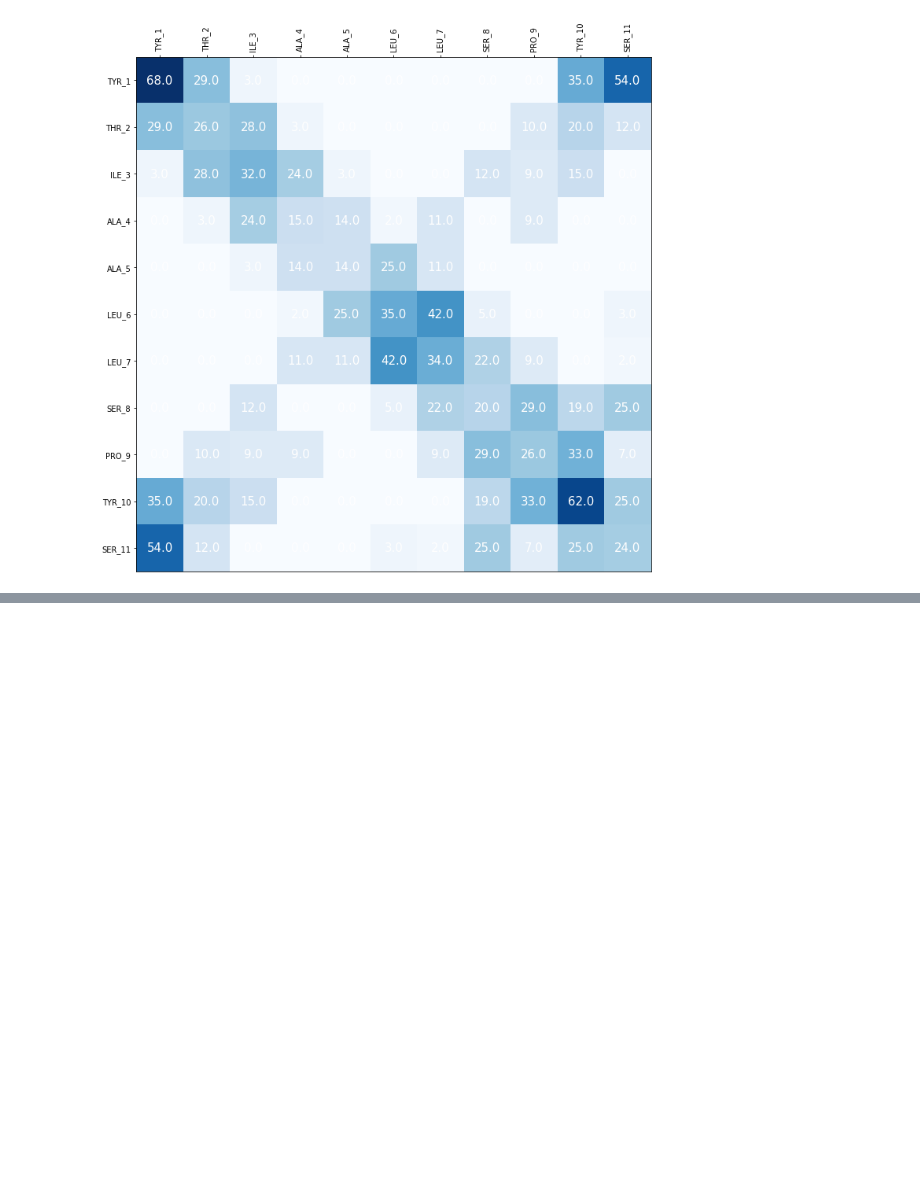
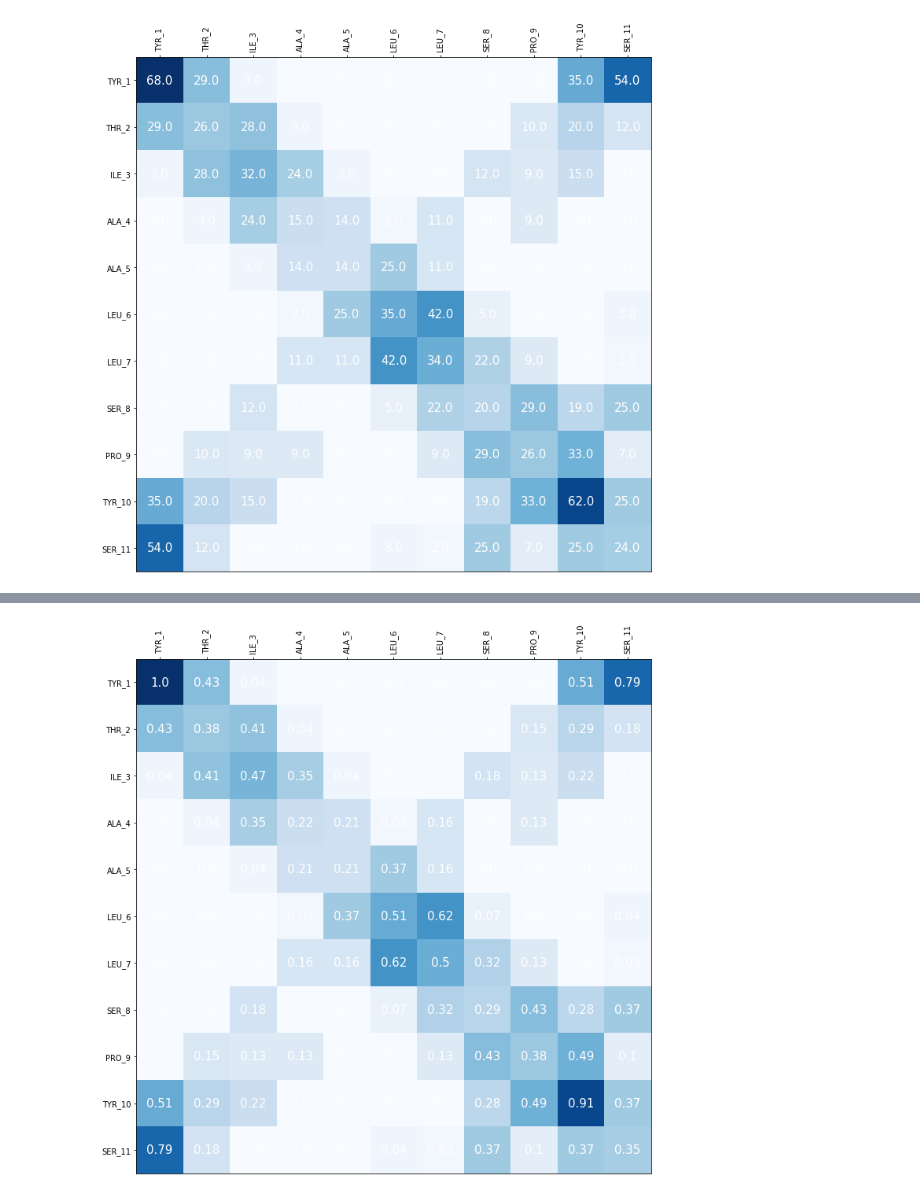
Before and after one commit to multi-ego/multi-eGO, a Jupyter notebook: pairs_analysis_greta_5.ipynb, the cells around one changed output, grey strips where cells are left out. Drawn from its saved outputs; the diff is of its cells as text; code cells hidden in the pictures; blank space fills up the shorter version.

Commit message:
pairs analysis normalized

```diff
--- a/pairs_analysis_greta_5.ipynb
+++ b/pairs_analysis_greta_5.ipynb
@@ -19,7 +19,7 @@ amino_dict_num = dict(zip(pdb_resids,pdb_resid_name))
 #print(amino_dict_num)
 
 # Create the DataFrame of the pairs list
-pairs_list = pd.read_csv('GRETA/output_TTR/pairs_list.txt', sep='\\s+')
+pairs_list = pd.read_csv('GRETA/output_TTR/pairs_list_greta_5.txt', sep='\\s+')
 
 pairs_list.insert(1, 'ai_resnumber', '')
 pairs_list.insert(1, 'ai_resname', '')
@@ -157,3 +157,8 @@ for i in range(len(histo_df.index)):
 fig.tight_layout()
 # %% [output]
 [figure]
+# %%
+# Making a normalized dataframe and matrix
+histo_df_norm = histo_df.div(histo_df.max().max())
+pd.options.display.float_format = '{:.2f}'.format
+print(histo_df_norm.to_string())
@@ -159,0 +178,24 @@ fig.tight_layout()
+# %%
+matrix_norm_df = histo_df_norm.to_numpy()
+matrix_norm_df = matrix_norm_df.round(decimals = 2)
+
+# plot creation
+fig, ax = plt.subplots(figsize = (10,10))
+im = ax.imshow(matrix_norm_df, interpolation='nearest', cmap = 'Blues')
+# Setting length of the axes to show all the labels
+ax.set_xticks(np.arange(len(histo_df_norm.columns)))
+ax.set_yticks(np.arange(len(histo_df_norm.index)))
+# Naming all the axis values
+ax.set_xticklabels(list(histo_df_norm.columns))
+ax.set_yticklabels(list(histo_df_norm.index))
+# Rotate x labels
+ax.xaxis.tick_top()
+plt.setp(ax.get_xticklabels(), rotation = 90, ha='center', rotation_mode='default')
+
+# Loop over data dimensions and create tet annotations
+for i in range(len(histo_df_norm.index)):
+    for j in range(len(histo_df_norm.columns)):
+        text = ax.text(j,i, matrix_norm_df[i,j], ha='center', va='center', color='w', fontsize = 15)
+fig.tight_layout()
+# %% [output]
+[figure, added]
```
Also changed, not shown: parts of 1 cell of this notebook, 1 other file.
